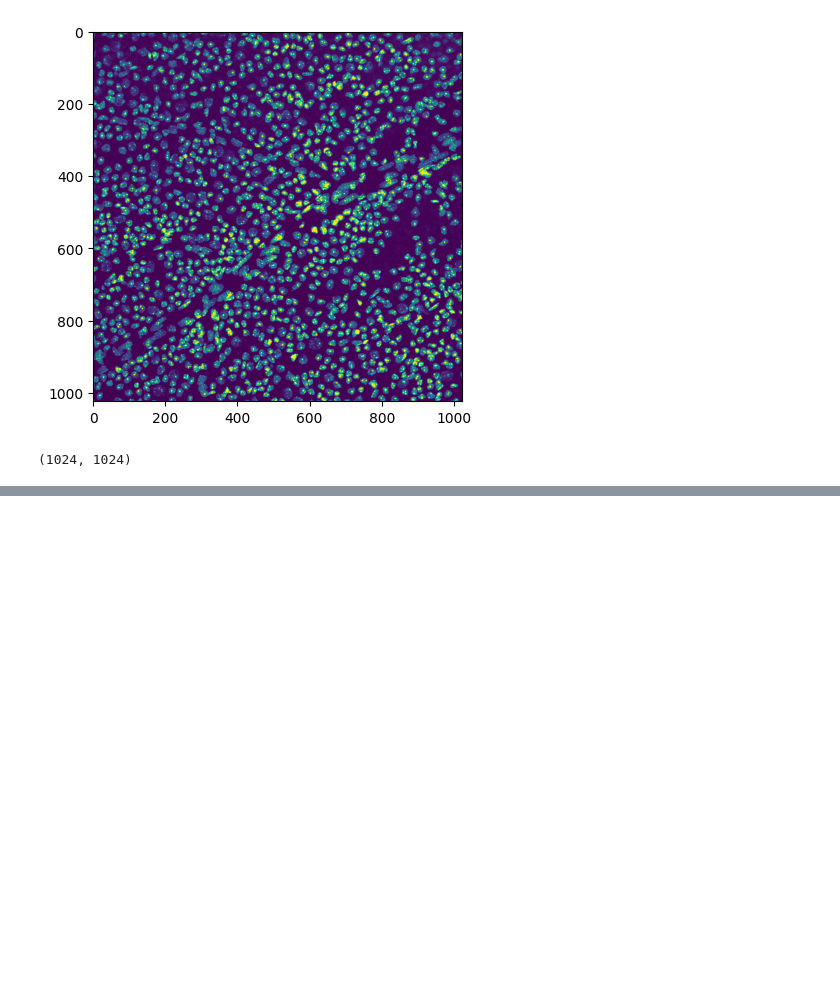
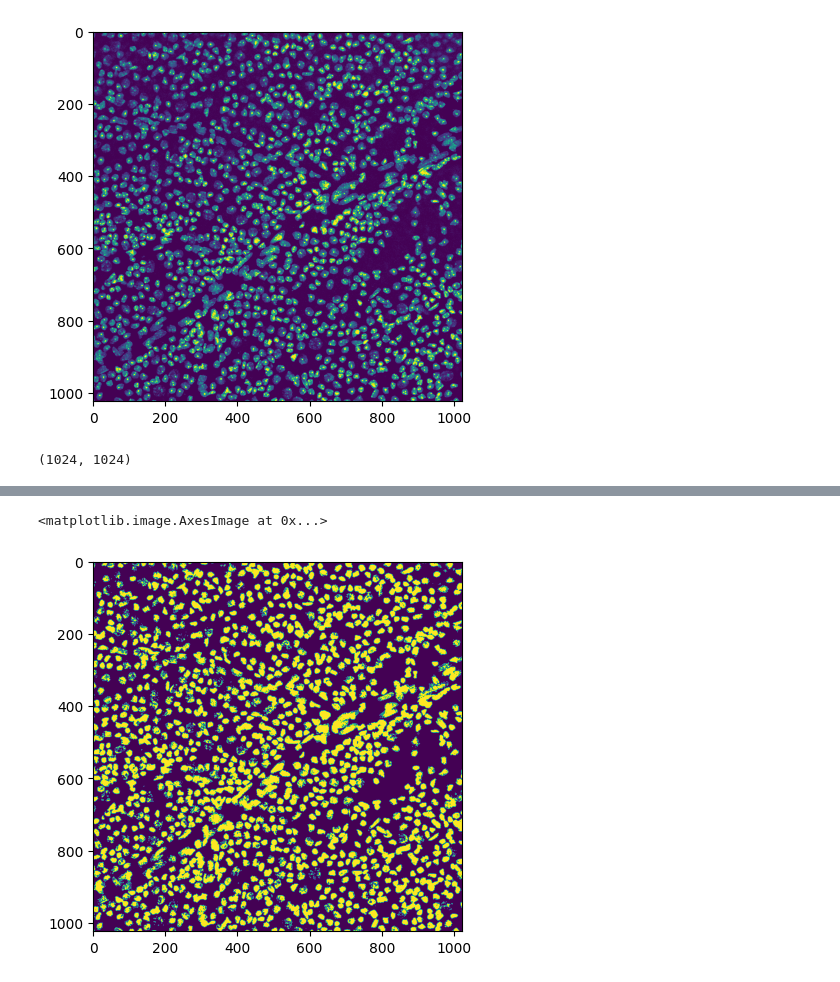
Before and after one commit to SalvadorCalanni/Confocal-Image-Analysis-Workshop-with-Python, a Jupyter notebook: Contornos/Conteo_nucleos.ipynb, the cells around one changed output, grey strips where cells are left out. Drawn from its saved outputs; the diff is of its cells as text; code cells hidden in the pictures; blank space fills up the shorter version.

Commit message:
Agrego lo que hicimos el viernes pasado

```diff
--- a/Contornos/Conteo_nucleos.ipynb
+++ b/Contornos/Conteo_nucleos.ipynb
@@ -22,0 +43,4 @@ cv2.imshow("img",img)
+# %%
+#CV2, por defecto, crea las imagenes en formato BGR, con cv2.COLOR_BGR2RGB o cv2.COLOR_BGR2GRAY podemos pasarlas al formato que queramos
+nucleos = cv2.imread(ruta, cv2.COLOR_BGR2GRAY)
+plt.imshow(nucleos)
@@ -22,0 +50,13 @@ cv2.imshow("img",img)
+# %%
+#Primero vamos a necesitar una imagen binaria. Antes lo hicimos con numpy, pero cv2 ya tare una función para eso
+
+umbral_min = 45
+umbral_max = 255
+
+Threshold, bi_image = cv2.threshold(nucleos, umbral_min, umbral_max, cv2.THRESH_BINARY)
+#Notar que cv2.threshold devuelve 2 cosas, el umbral minimo y el array que queremos.
+#El 4to parametro es c[omo calcula es umbral, y se puede ver en https://docs.opencv.org/4.x/d7/d4d/tutorial_py_thresholding.html
+plt.imshow(bi_image)
+# %% [output]
+<matplotlib.image.AxesImage at 0x...>
+[figure, added]
```
Also changed, not shown: parts of 9 cells of this notebook.
